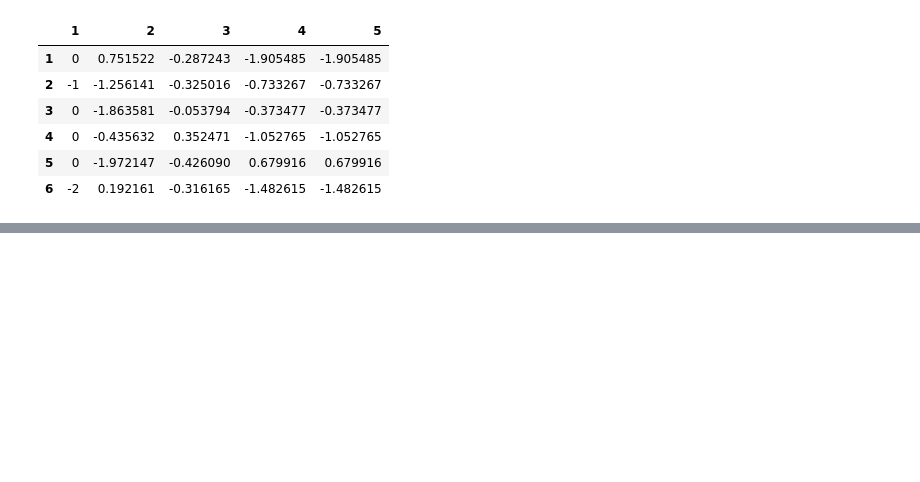
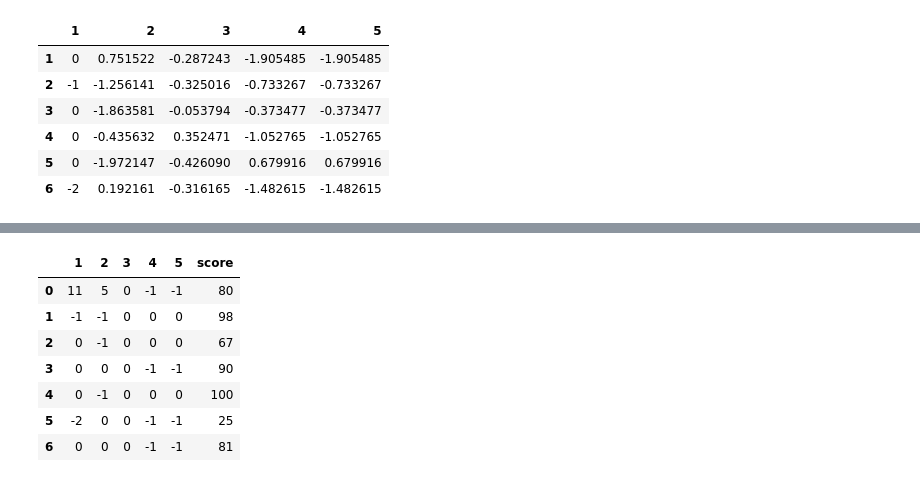
Before and after one commit to DDMXIE/PythonEntryStudy, a Jupyter notebook: pandas/dataframe/Dataframe基础操作.ipynb, the cells around one changed output, grey strips where cells are left out. Drawn from its saved outputs; the diff is of its cells as text; code cells hidden in the pictures; blank space fills up the shorter version.

```diff
--- a/pandas/dataframe/Dataframe基础操作.ipynb
+++ b/pandas/dataframe/Dataframe基础操作.ipynb
@@ -237,0 +289,13 @@ df
+# %%
+# 改变整体的dataframe的数据类型
+df2 = pd.DataFrame(df,dtype = 'int')
+df2
+# %% [output]
+|  | 1 | 2 | 3 | 4 | 5 | score |
+| 0 | 11 | 5 | 0 | -1 | -1 | 80 |
+| 1 | -1 | -1 | 0 | 0 | 0 | 98 |
+| 2 | 0 | -1 | 0 | 0 | 0 | 67 |
+| 3 | 0 | 0 | 0 | -1 | -1 | 90 |
+| 4 | 0 | -1 | 0 | 0 | 0 | 100 |
+| 5 | -2 | 0 | 0 | -1 | -1 | 25 |
+| 6 | 0 | 0 | 0 | -1 | -1 | 81 |
```
Also changed, not shown: parts of 8 cells of this notebook, 1 other file.
